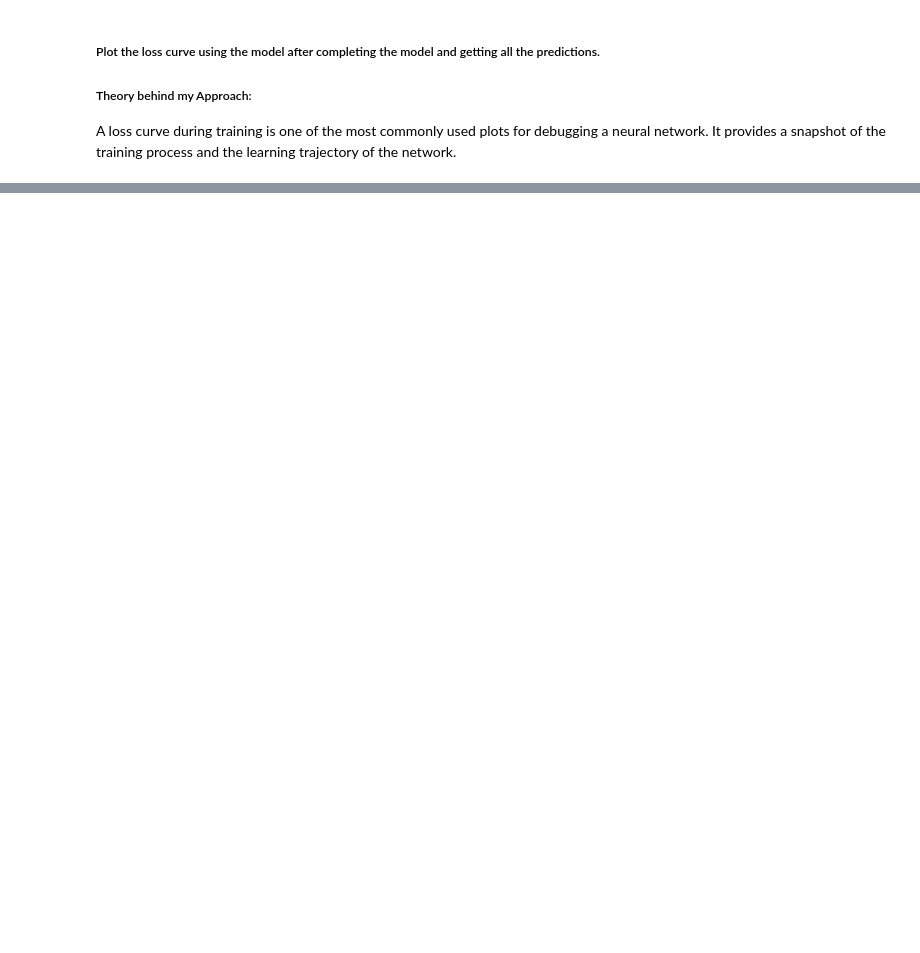
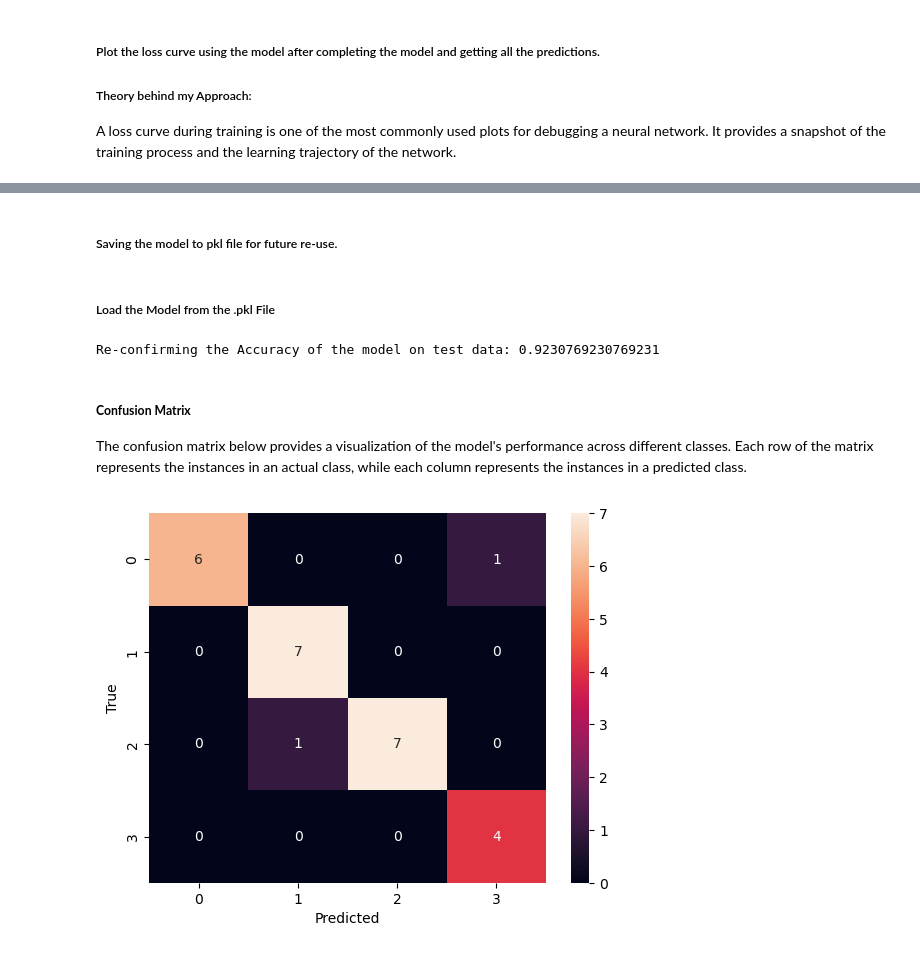
Before and after one commit to stevearmstrong-dev/emotion-recognition-from-audio, a Jupyter notebook: notebooks/emotion_recognition.ipynb, the cells around one changed output, grey strips where cells are left out. Drawn from its saved outputs; the diff is of its cells as text; code cells hidden in the pictures; blank space fills up the shorter version.

```diff
--- a/notebooks/emotion_recognition.ipynb
+++ b/notebooks/emotion_recognition.ipynb
@@ -274,0 +336,38 @@ plt.plot(loss)
+# %% [markdown]
+##### Saving the model to pkl file for future re-use.
+# %%
+import pickle
+
+saved_model = '../models/model.pkl'
+with open(saved_model, 'wb') as file:
+    pickle.dump(model, file)
+# %% [markdown]
+##### Load the Model from the .pkl File
+# %%
+# Load the pickled model
+with open(saved_model, 'rb') as file:
+    loaded_model = pickle.load(file)
+
+# Use the loaded model to make predictions
+predictions = loaded_model.predict(testing_x)
+# %%
+accuracy = accuracy_score(testing_y, predictions)
+print("Re-confirming the Accuracy of the model on test data:", accuracy)
+# %% [output]
+Re-confirming the Accuracy of the model on test data: 0.9230769230769231
+# %% [markdown]
+##### **Confusion Matrix**
+
+The confusion matrix below provides a visualization of the model's performance across different classes. Each row of the matrix represents the instances in an actual class, while each column represents the instances in a predicted class.
+# %%
+from sklearn.metrics import confusion_matrix
+import seaborn as sns
+import matplotlib.pyplot as plt
+
+cm = confusion_matrix(testing_y, predictions)
+sns.heatmap(cm, annot=True, fmt='d')
+plt.xlabel('Predicted')
+plt.ylabel('True')
+plt.show()
+# %% [output]
+[figure, added]
```
Also changed, not shown: parts of 18 cells of this notebook.
